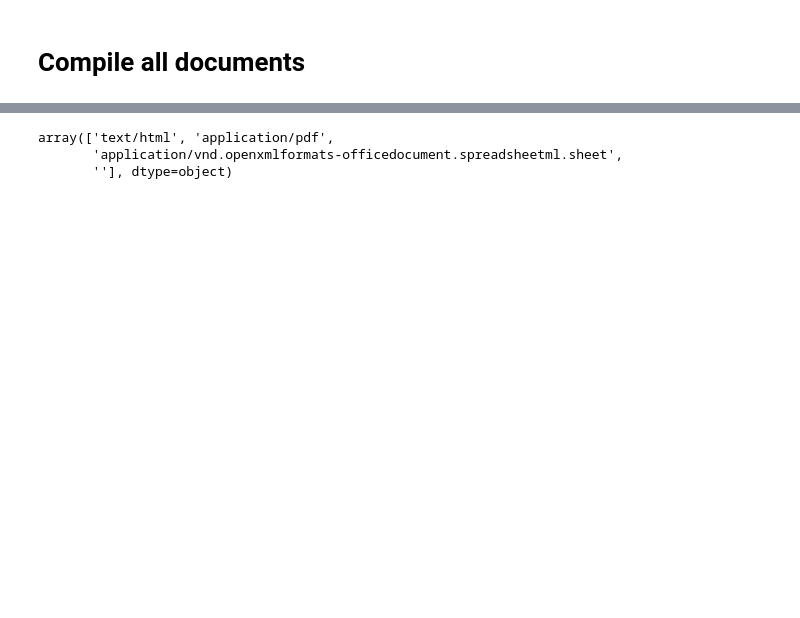
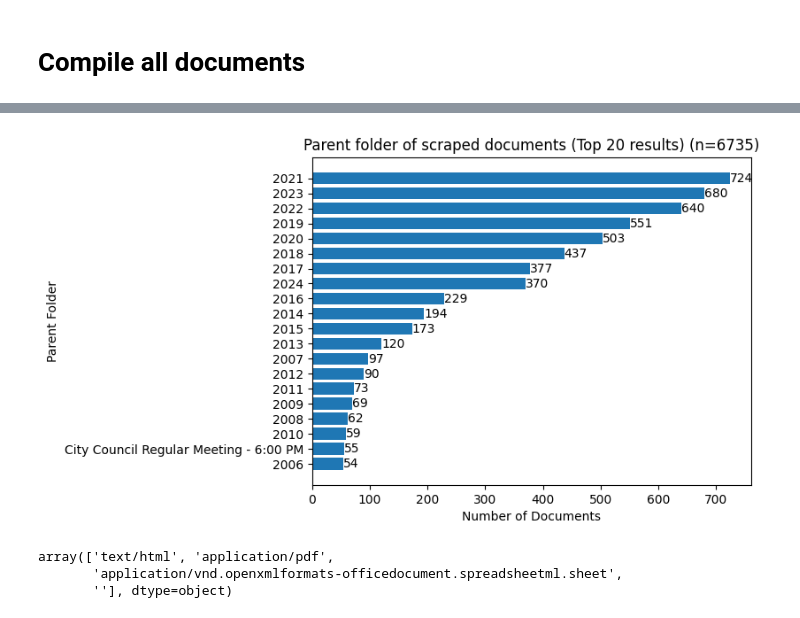
Before and after one commit to rainacao/civicweb-document-downloader, a Jupyter notebook: 03_graph_results.ipynb, the cells around one changed output, grey strips where cells are left out. Drawn from its saved outputs; the diff is of its cells as text; code cells hidden in the pictures; blank space fills up the shorter version.

```diff
--- a/03_graph_results.ipynb
+++ b/03_graph_results.ipynb
@@ -48,3 +57,14 @@ Text(0.5, 0, 'Number of Documents')
+# %%
+
+fig, ax = plt.subplots();
+bars = ax.barh(width=list(df['parent_folder'].value_counts())[:20], y=df['parent_folder'].value_counts().index.to_list()[:20]);
+ax.bar_label(bars)
+plt.title(f"Parent folder of scraped documents (Top 20 results) (n={len_df})")
+plt.ylabel("Parent Folder")
+plt.xlabel("Number of Documents")
+plt.gca().invert_yaxis()
+# %% [output]
+[figure, added]
 # %%
 plt.title("First layer of scraped documents")
 plt.pie(df['parent_folder'].value_counts(), labels=df["parent_folder"].unique(), autopct='%0.1f%%');
```
Also changed, not shown: parts of 10 cells of this notebook.
